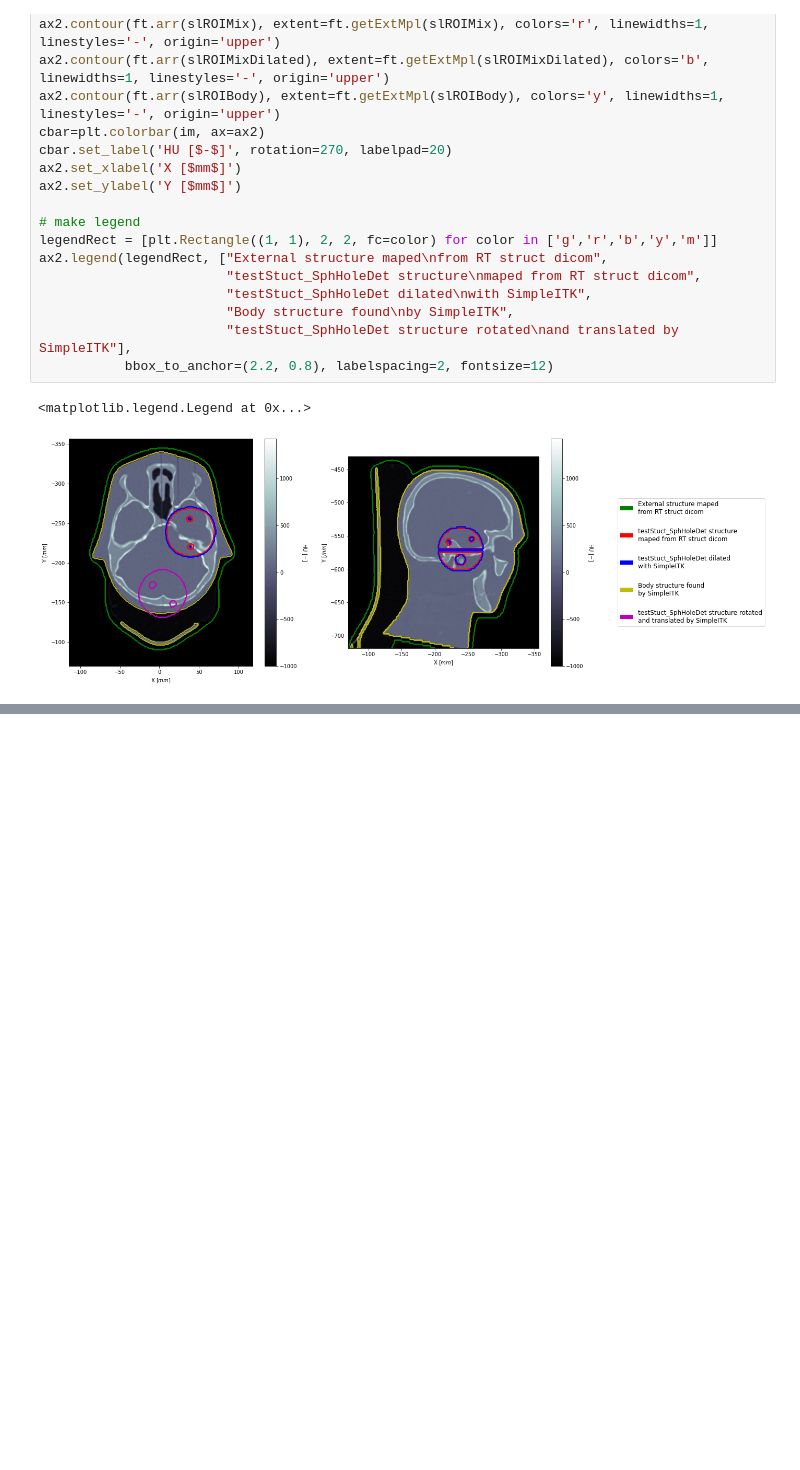
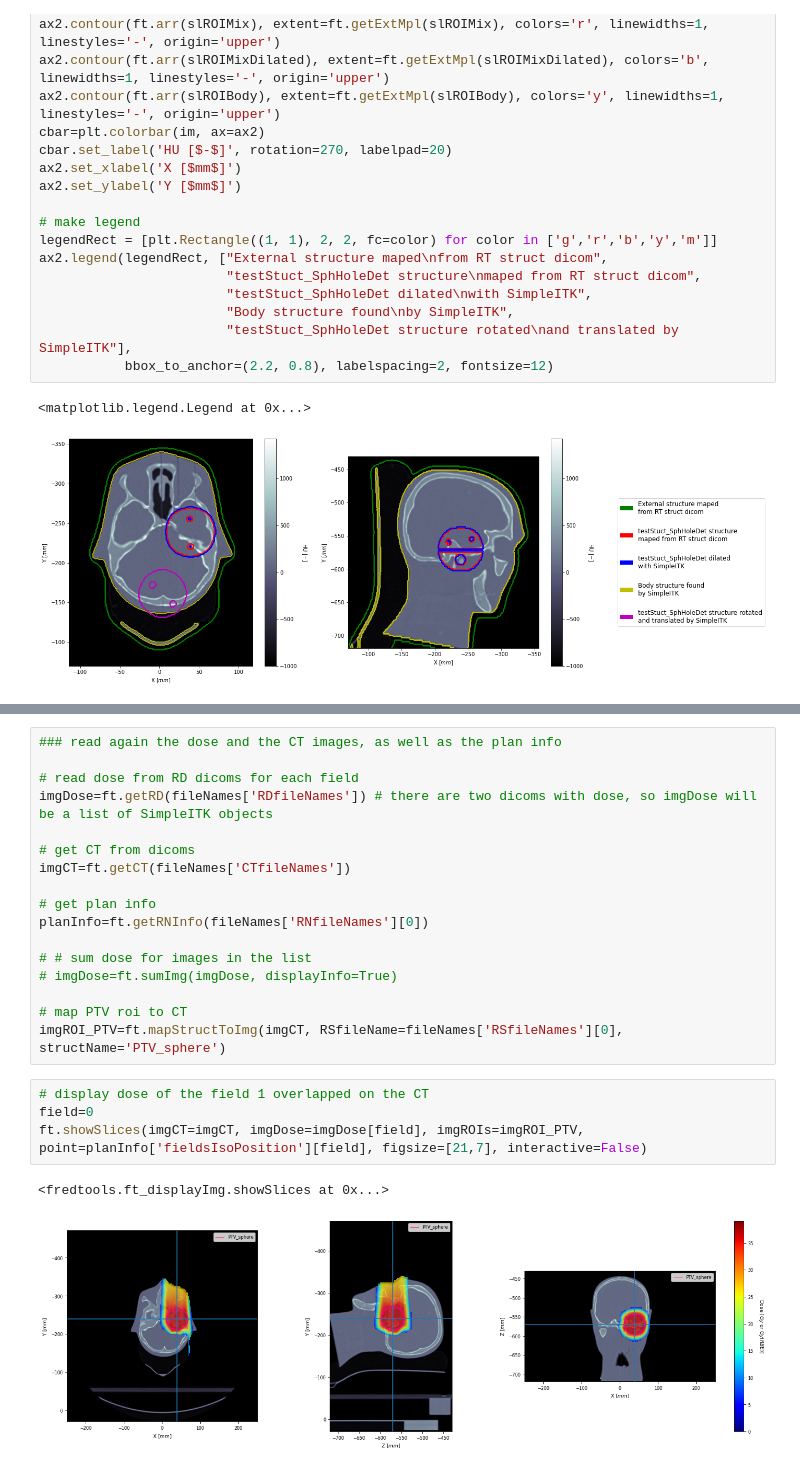
Before and after one commit to jasqs/FREDtools, a Jupyter notebook: examples/FREDtools Tutorial.ipynb, the cells around one changed output, grey strips where cells are left out. Saved outputs shown, nothing was run; the diff lists cells and outputs as text; blank space fills up the shorter version.

Commit message:
FREDtools Tutorial
Updated FRED Tools tutorial

```diff
--- a/examples/FREDtools Tutorial.ipynb
+++ b/examples/FREDtools Tutorial.ipynb
@@ -393,0 +398,24 @@ ax2.legend(legendRect, ["External structure maped\nfrom RT struct dicom",
+# %%
+### read again the dose and the CT images, as well as the plan info
+
+# read dose from RD dicoms for each field
+imgDose=ft.getRD(fileNames['RDfileNames']) # there are two dicoms with dose, so imgDose will be a list of SimpleITK objects
+
+# get CT from dicoms
+imgCT=ft.getCT(fileNames['CTfileNames'])
+
+# get plan info
+planInfo=ft.getRNInfo(fileNames['RNfileNames'][0])
+
+# # sum dose for images in the list
+# imgDose=ft.sumImg(imgDose, displayInfo=True)
+
+# map PTV roi to CT
+imgROI_PTV=ft.mapStructToImg(imgCT, RSfileName=fileNames['RSfileNames'][0], structName='PTV_sphere')
+# %%
+# display dose of the field 1 overlapped on the CT
+field=0
+ft.showSlices(imgCT=imgCT, imgDose=imgDose[field], imgROIs=imgROI_PTV, point=planInfo['fieldsIsoPosition'][field], figsize=[21,7], interactive=False)
+# %% [output]
+<fredtools.ft_displayImg.showSlices at 0x...>
+[figure, added]
```
Also changed, not shown: parts of 4 cells of this notebook.
